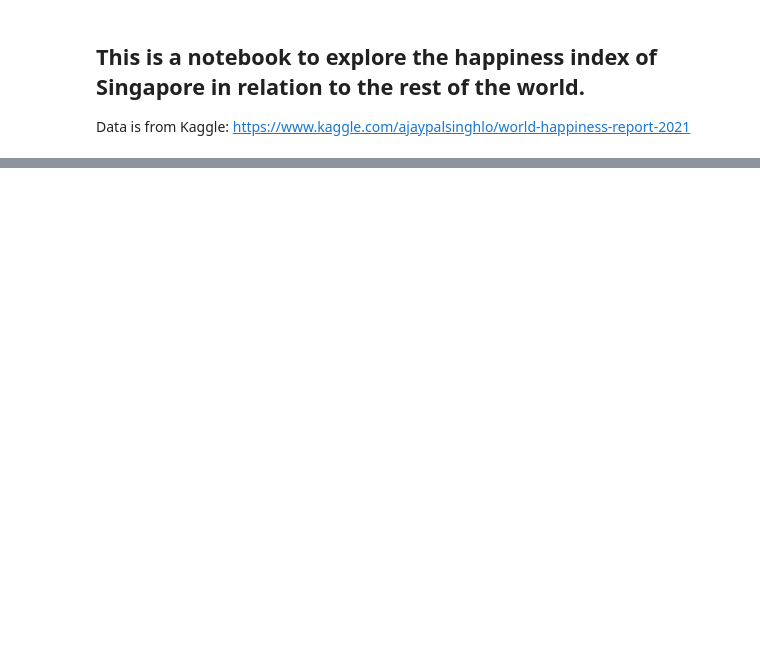
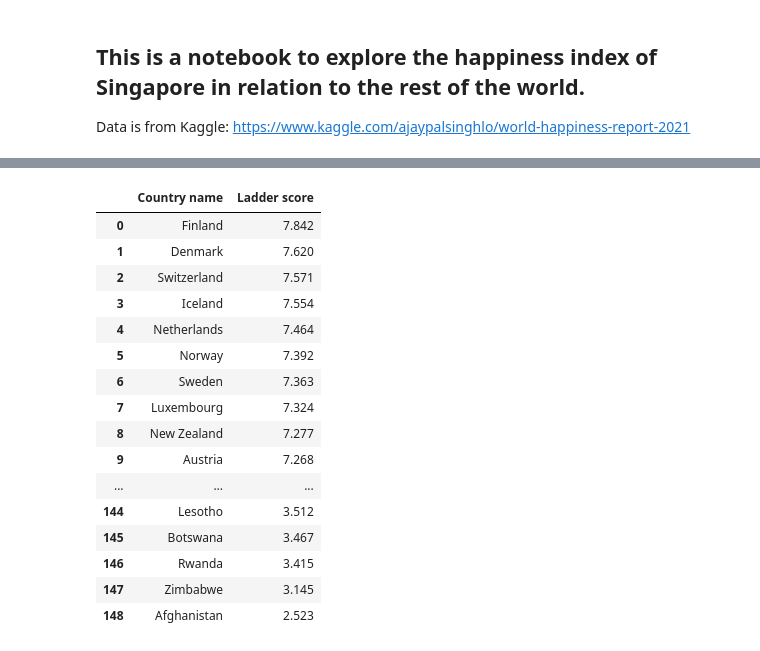
Before and after one commit to Stoic-Carp/Singapore-in-the-World-Happiness-Report, a Jupyter notebook: Singapore_Happiness_EDA.ipynb, the cells around one changed output, grey strips where cells are left out. Cells and saved outputs as stored; diff of their text form; code cells hidden in the pictures; blank space fills up the shorter version.

```diff
--- a/Singapore_Happiness_EDA.ipynb
+++ b/Singapore_Happiness_EDA.ipynb
@@ -22,0 +26,27 @@ df.head()
+# %%
+current_df.sort_values(by='Ladder score')
+top_hap = current_df[['Country name', 'Ladder score']][:10]
+bottom_hap = current_df[['Country name', 'Ladder score']][-10:]
+sg_hap = current_df[current_df['Country name'] == 'Singapore']
+sg_hap = sg_hap[['Country name', 'Ladder score']]
+top_bottom_hap = top_hap.append(bottom_hap)
+top_bottom_sg_hap = top_bottom_hap.append(sg_hap).sort_values(by='Ladder score', ascending=False)
+top_bottom_sg_hap
+# %% [output]
+|  | Country name | Ladder score |
+| 0 | Finland | 7.842 |
+| 1 | Denmark | 7.620 |
+| 2 | Switzerland | 7.571 |
+| 3 | Iceland | 7.554 |
+| 4 | Netherlands | 7.464 |
+| 5 | Norway | 7.392 |
+| 6 | Sweden | 7.363 |
+| 7 | Luxembourg | 7.324 |
+| 8 | New Zealand | 7.277 |
+| 9 | Austria | 7.268 |
+| ... | ... | ... |
+| 144 | Lesotho | 3.512 |
+| 145 | Botswana | 3.467 |
+| 146 | Rwanda | 3.415 |
+| 147 | Zimbabwe | 3.145 |
+| 148 | Afghanistan | 2.523 |
```
Also changed, not shown: parts of 4 cells of this notebook.
